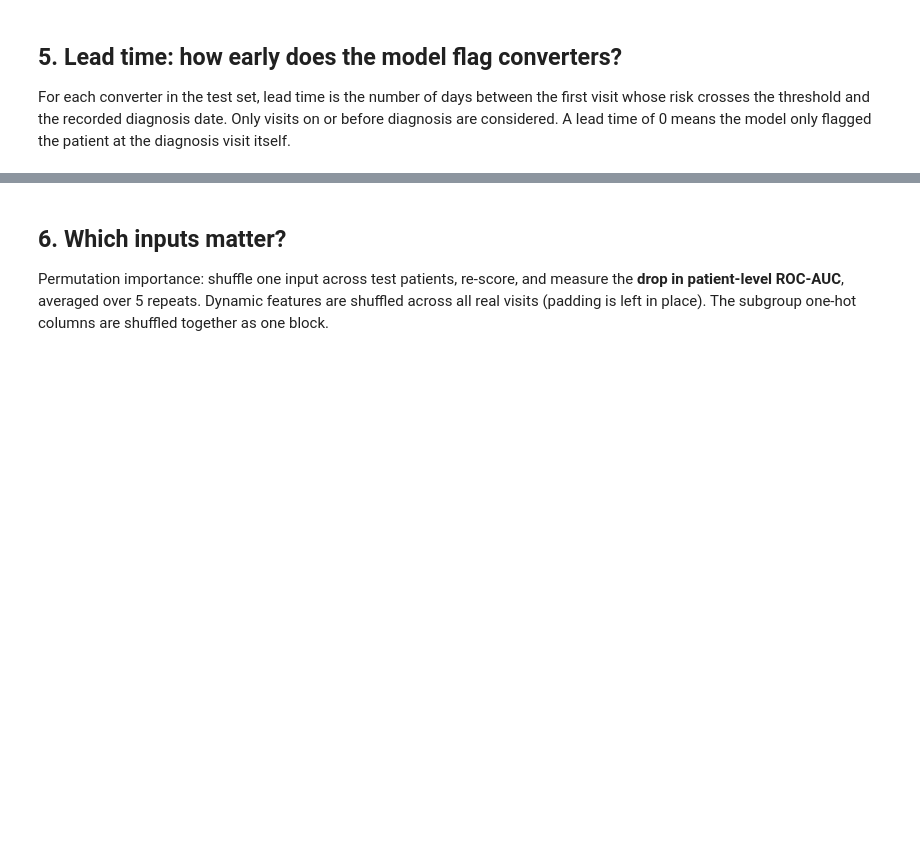
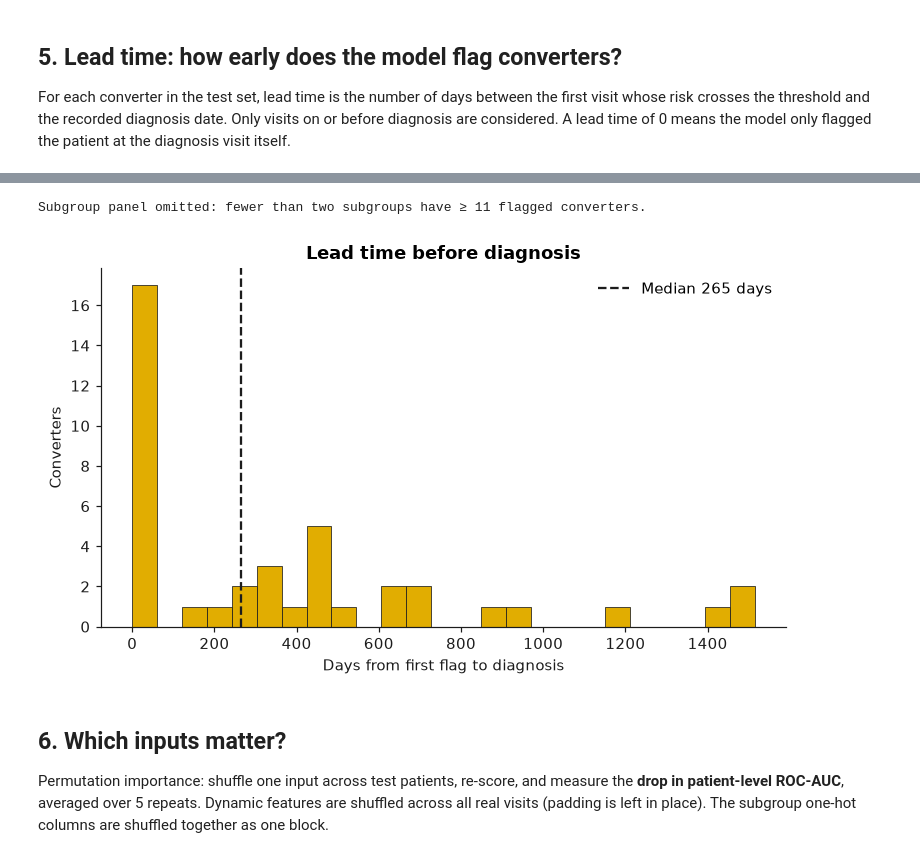
Before and after one commit to vedasripada1/diabetes-onset-lstm, a Jupyter notebook: notebooks/diabetes_onset_lstm.ipynb, the cells around one changed output, grey strips where cells are left out. Cells and saved outputs as stored; diff of their text form; code cells hidden in the pictures; blank space fills up the shorter version.

```diff
--- a/notebooks/diabetes_onset_lstm.ipynb
+++ b/notebooks/diabetes_onset_lstm.ipynb
@@ -356,32 +422,34 @@ print(json.dumps(lead_summary, indent=2))
 # %%
-fig, axes = plt.subplots(1, 2, figsize=(13, 4.2), gridspec_kw={"width_ratios": [1, 1.2]})
+counts = flagged.groupby("subgroup").size()
+shown = counts[counts >= MIN_CELL].index
+n_panels = 2 if len(shown) >= 2 else 1
+fig, axes = plt.subplots(1, n_panels, figsize=(13 if n_panels == 2 else 7, 4.2), squeeze=False)
+axes = axes[0]
 
 axes[0].hist(flagged.lead_days, bins=25, color=MUSTARD, edgecolor=INK, linewidth=0.5)
 if len(flagged):
     axes[0].axvline(flagged.lead_days.median(), color=INK, lw=1.5, ls="--",
                     label=f"Median {flagged.lead_days.median():.0f} days")
     axes[0].legend(frameon=False)
 axes[0].set(title="Lead time before diagnosis", xlabel="Days from first flag to diagnosis",
             ylabel="Converters")
 axes[0].yaxis.set_major_locator(plt.MaxNLocator(integer=True))
 
-counts = flagged.groupby("subgroup").size()
-shown = counts[counts >= MIN_CELL].index
-groups = [flagged.loc[flagged.subgroup == g, "lead_days"] for g in shown]
-if len(groups):
-    bp = axes[1].boxplot(groups, vert=False, patch_artist=True, showfliers=False, widths=0.55,
-                         medianprops={"color": TERRACOTTA, "lw": 2})
+if n_panels == 2:
+    groups = [flagged.loc[flagged.subgroup == g, "lead_days"] for g in shown]
+    bp = axes[1].boxplot(groups, orientation="horizontal", patch_artist=True, showfliers=False,
+                         widths=0.55, medianprops={"color": TERRACOTTA, "lw": 2})
     for box in bp["boxes"]:
         box.set(facecolor=STONE, edgecolor=INK)
     axes[1].set_yticks(range(1, len(shown) + 1), [f"{g}  (n={counts[g]})" for g in shown])
-    axes[1].set(xlabel="Days")
+    axes[1].set(title=f"Lead time by subgroup (groups with n ≥ {MIN_CELL})", xlabel="Days")
 else:
-    axes[1].text(0.5, 0.5, f"No subgroup has ≥ {MIN_CELL} flagged converters\nin the test set (suppressed)",
-                 ha="center", va="center", transform=axes[1].transAxes, color=TEAK)
-    axes[1].set(xticks=[], yticks=[])
-axes[1].set_title(f"Lead time by subgroup (groups with n ≥ {MIN_CELL})")
+    print(f"Subgroup panel omitted: fewer than two subgroups have ≥ {MIN_CELL} flagged converters.")
 
 fig.tight_layout(); save(fig, "lead_time"); plt.show()
+# %% [output]
+Subgroup panel omitted: fewer than two subgroups have ≥ 11 flagged converters.
+[figure, added]
 # %% [markdown]
 ## 6. Which inputs matter?
 
```
Also changed, not shown: parts of 11 cells of this notebook, 8 other files.
